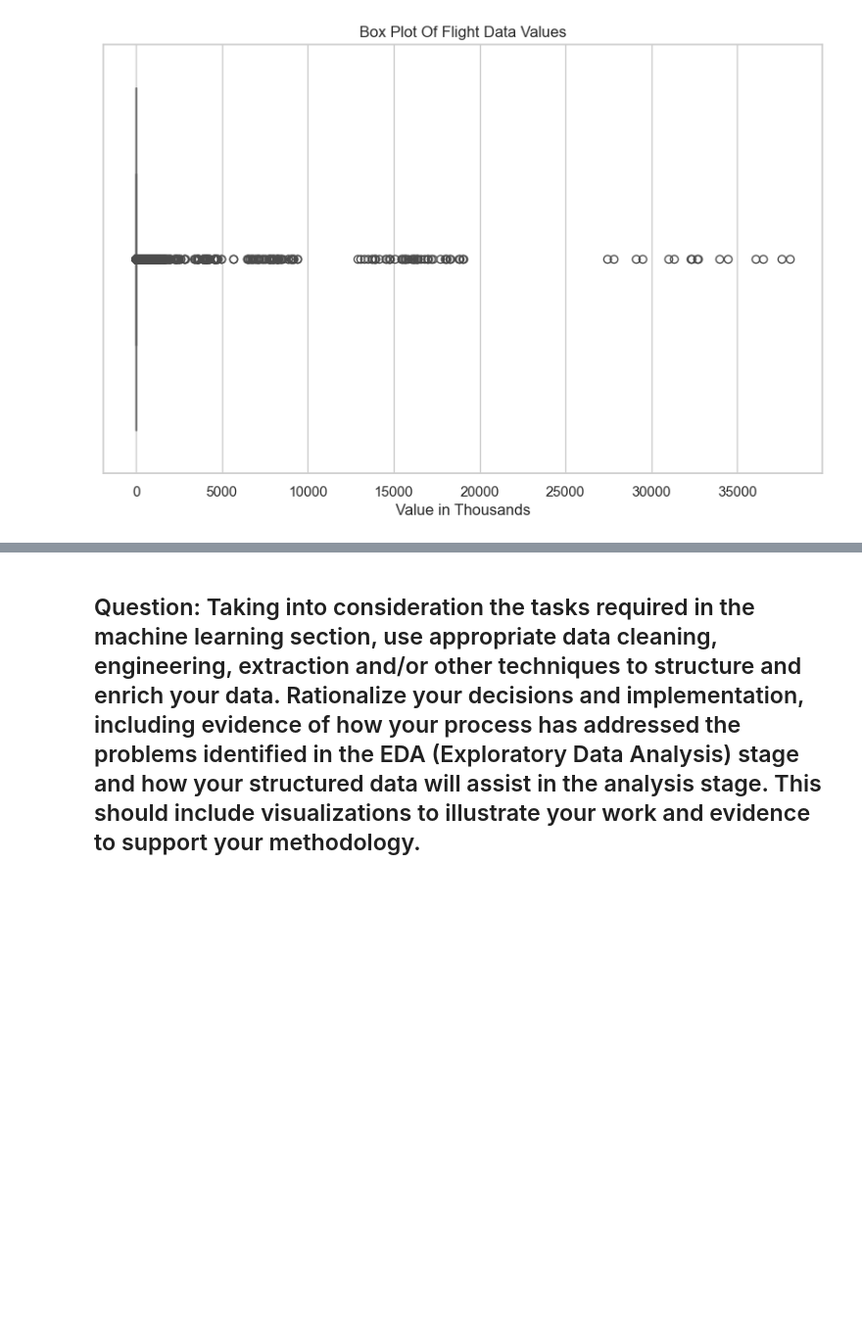
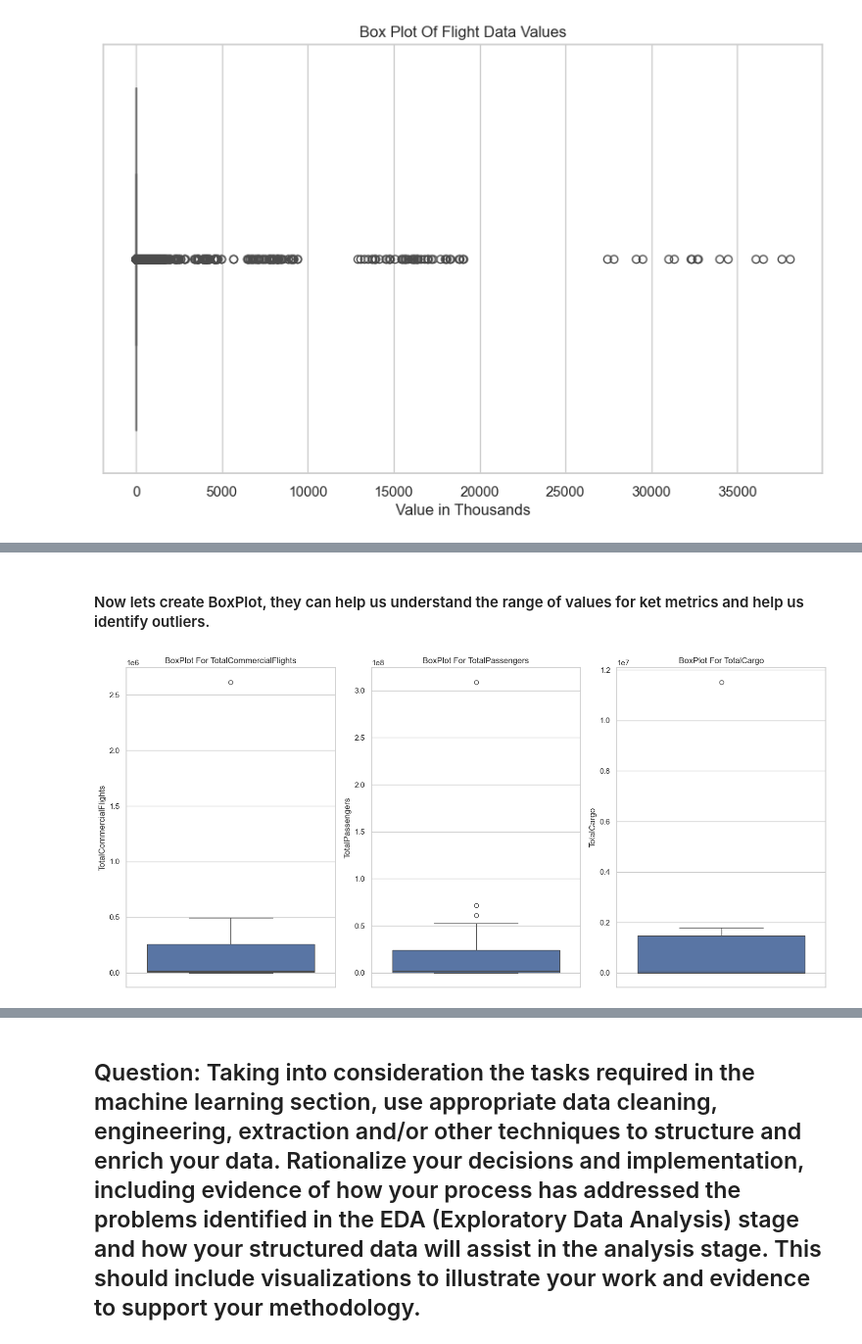
Before and after one commit to UmarIqbal3347/MSC_DA_InterGr_CA2, a Jupyter notebook: MSC_DA_InterGr_CA2.ipynb, the cells around one changed output, grey strips where cells are left out. Shown at 98% size. Cells and saved outputs as stored; diff of their text form; code cells hidden in the pictures; blank space fills up the shorter version.

```diff
--- a/MSC_DA_InterGr_CA2.ipynb
+++ b/MSC_DA_InterGr_CA2.ipynb
@@ -377,0 +725,16 @@ plt.show()
+# %% [markdown]
+#### Now lets create BoxPlot, they can help us understand the range of values for ket metrics and help us identify outliers.
+# %%
+columnsForBoxPlot=["TotalCommercialFlights","TotalPassengers","TotalCargo"]
+plt.figure(figsize=(15,7))
+for i, metric in enumerate(columnsForBoxPlot,1):
+    plt.subplot(1,3,i)
+    sbn.boxplot(y=netherlandsFlightDF[metric])
+    plt.title(f"BoxPlot For {metric}")
+    plt.ylabel(metric)
+
+
+plt.tight_layout()
+plt.show()
+# %% [output]
+[figure, added]
```
Also changed, not shown: parts of 198 cells of this notebook.
